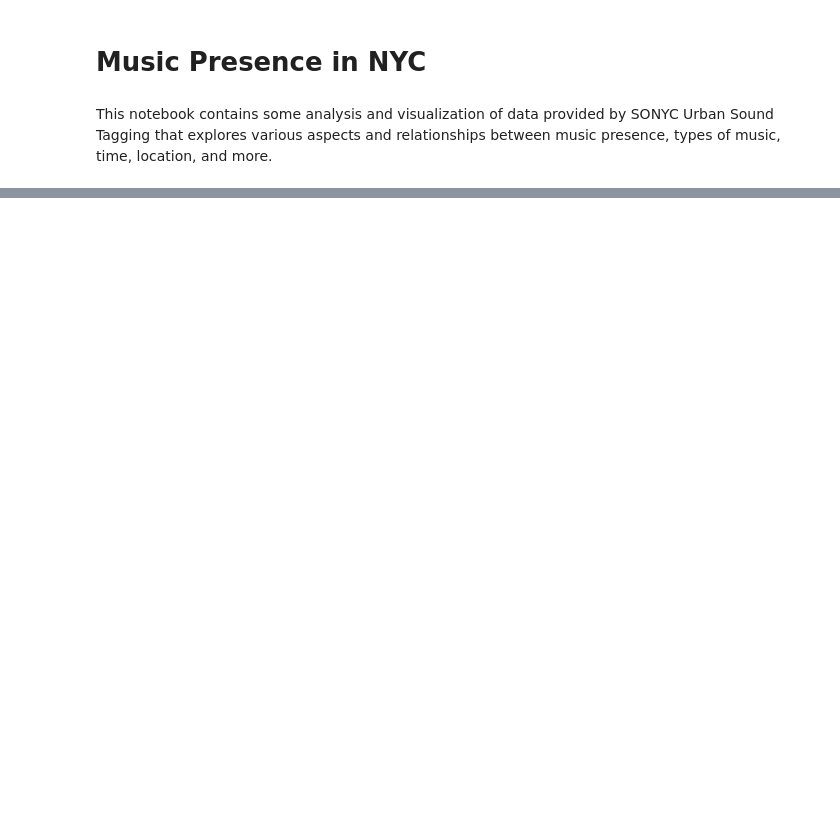
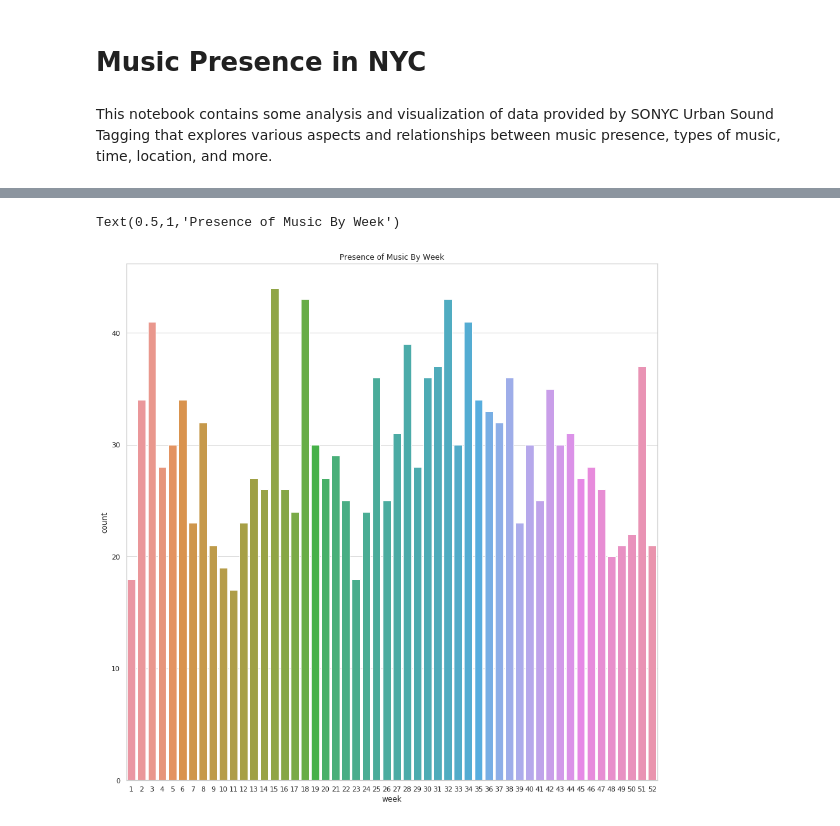
Before and after one commit to daniellehzhao/Music_Sonyc, a Jupyter notebook: music_examples.ipynb, the cells around one changed output, grey strips where cells are left out. Drawn from its saved outputs; the diff is of its cells as text; code cells hidden in the pictures; blank space fills up the shorter version.

```diff
--- a/music_examples.ipynb
+++ b/music_examples.ipynb
@@ -297,0 +141,9 @@ ValueError: could not convert string to float: '46_020853.wav'
+# %%
+#plot frequency of music samples by week
+
+plt.figure(figsize=(15,15))
+sns.countplot(x ='week', data=musicdf2)
+plt.title('Presence of Music By Week')
+# %% [output]
+Text(0.5,1,'Presence of Music By Week')
+[figure, added]
```
Also changed, not shown: parts of 44 cells of this notebook.
